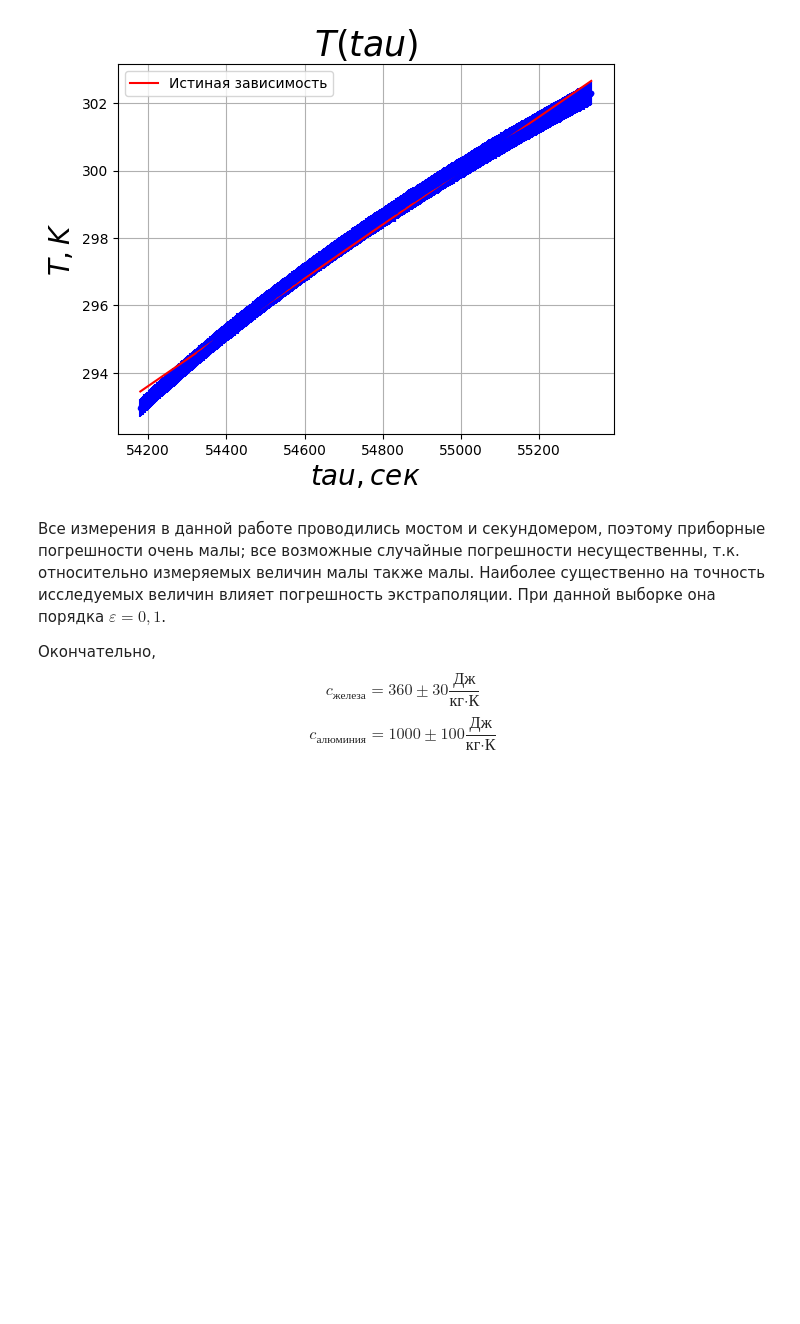
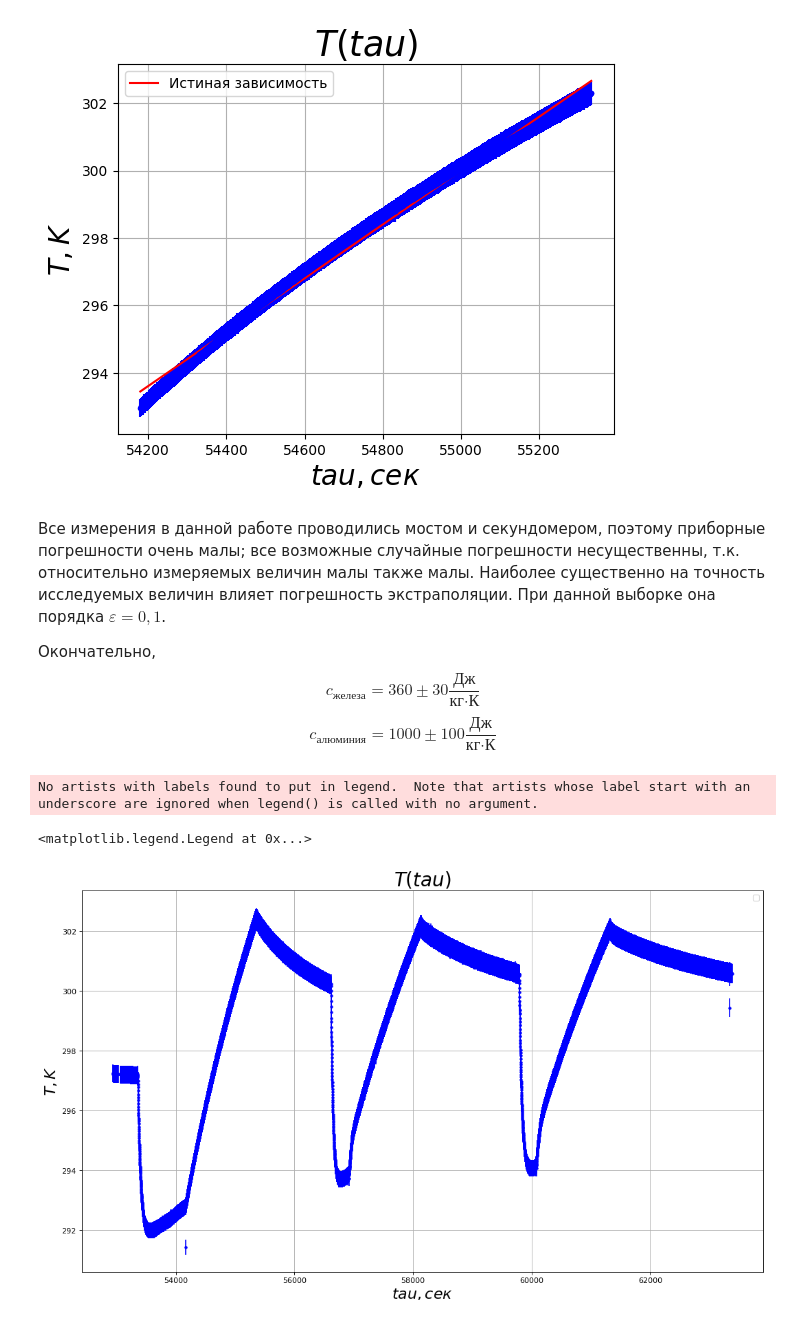
Before and after one commit to skolkovo-bba/labs3, a Jupyter notebook: 2.1.4/lab214.ipynb, the cells around one changed output. Saved outputs shown, nothing was run; the diff lists cells and outputs as text; code cells hidden in the pictures; blank space fills up the shorter version.

```diff
--- a/2.1.4/lab214.ipynb
+++ b/2.1.4/lab214.ipynb
@@ -193,3 +193,24 @@ k, b
 
 Окончательно, $$c_{\text{железа}} = 360\pm30 \frac{\text{Дж}}{\text{кг}\cdot\text{К}}$$
 $$c_{\text{алюминия}} = 1000\pm100 \frac{\text{Дж}}{\text{кг}\cdot\text{К}}$$
+# %%
+m = pd.read_csv("dataset2.csv")
+m["tau"] = m["Time"].agg(lambda s: 60 * 60 * int(s[:2]) + 60 * int(s[5:7]) + int(s[10:12]))
+m = m.drop(["Time", "Value_2ND", """DateTime : ( 23 / 02 / 06 -- 14 : 44 : 21 )""", " "], axis=1)
+def convert_to_temp(r):
+    return (r - x1) * ((y2 - y1) / (x2 - x1)) + y1
+m["T1"] = m["Value"].agg(convert_to_temp)
+plt.figure(figsize=(16, 9), dpi=80)
+
+plt.errorbar(x=p["tau"].agg(get_var), y=p["T2"].agg(get_var),
+                 xerr=p["tau"].agg(get_err), yerr=p["T2"].agg(get_err), fmt='.', color="blue")
+
+plt.title(r"$T(tau)$", fontsize=25)
+plt.xlabel(r"$tau, сек$", fontsize=20)
+plt.ylabel(r"$T, K$", fontsize=20)
+plt.grid(True)
+plt.legend()
+# %% [output]
+No artists with labels found to put in legend.  Note that artists whose label start with an underscore are ignored when legend() is called with no argument.
+<matplotlib.legend.Legend at 0x...>
+[figure, added]
```
Also changed, not shown: 3 other files.
